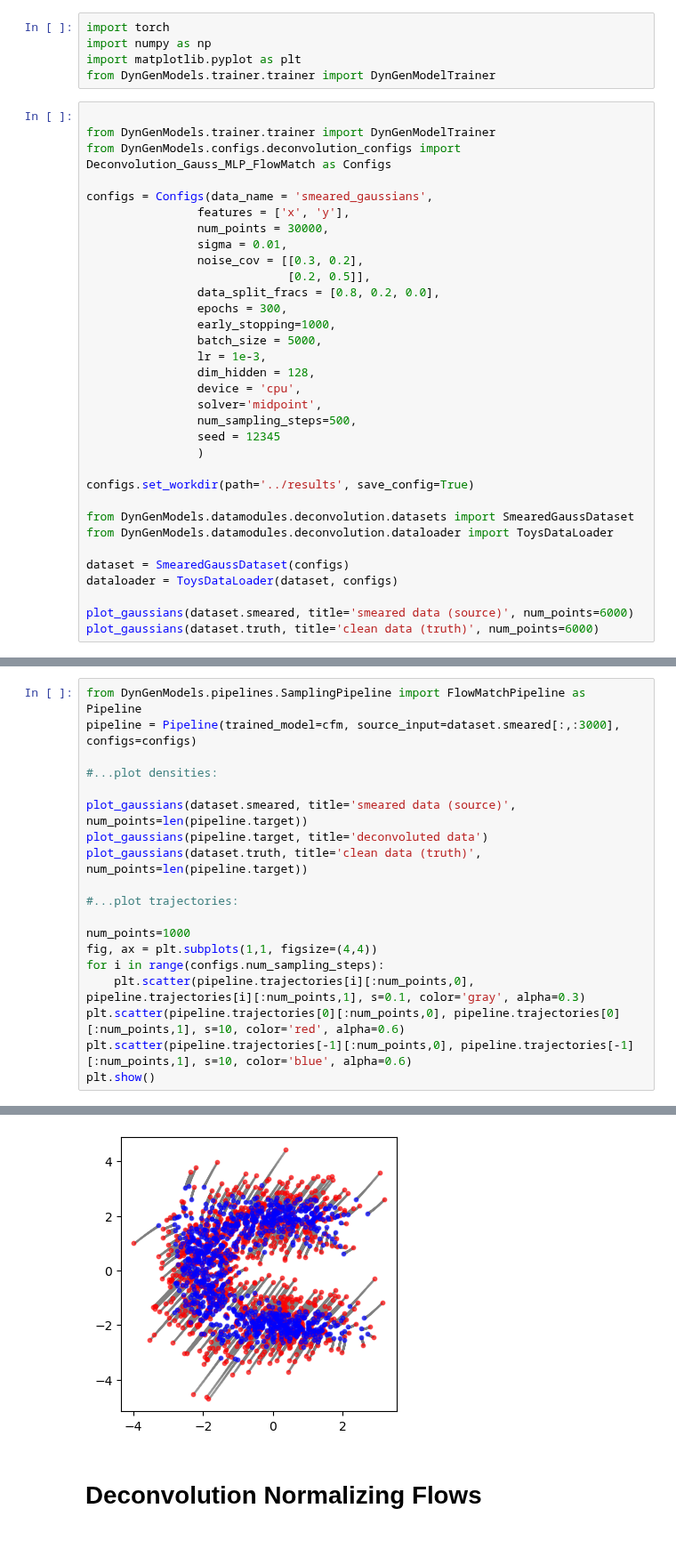
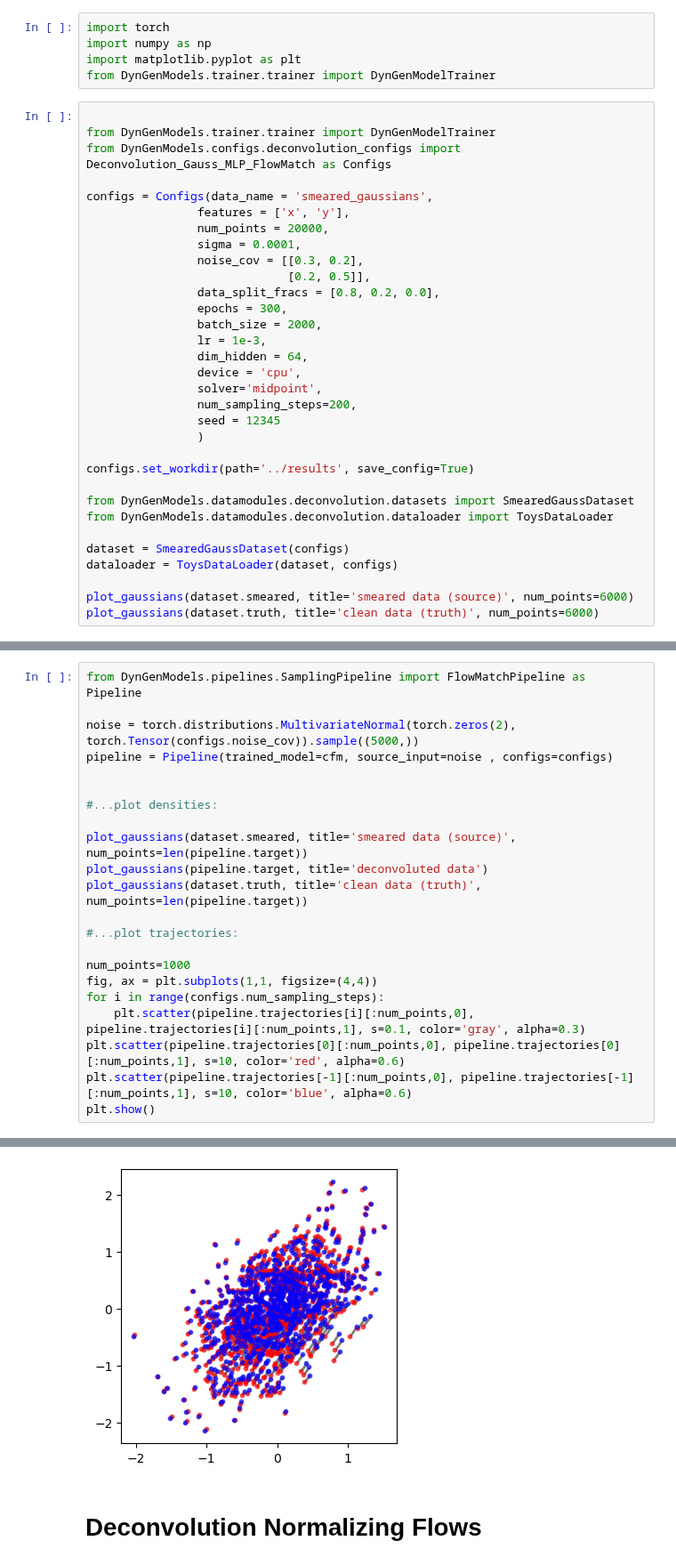
Before and after one commit to dfaroughy/DynGenModels, a Jupyter notebook: experiments/deconvolution.ipynb, the cells around one changed output, grey strips where cells are left out. Shown at 89% size. Drawn from its saved outputs; the diff is of its cells as text.

```diff
--- a/experiments/deconvolution.ipynb
+++ b/experiments/deconvolution.ipynb
@@ -197,19 +197,18 @@ from DynGenModels.configs.deconvolution_configs import Deconvolution_Gauss_MLP_F
 
 configs = Configs(data_name = 'smeared_gaussians',
                 features = ['x', 'y'],
-                num_points = 30000,
-                sigma = 0.01,
+                num_points = 20000,
+                sigma = 0.0001,
                 noise_cov = [[0.3, 0.2],
                              [0.2, 0.5]],
                 data_split_fracs = [0.8, 0.2, 0.0],
                 epochs = 300,
-                early_stopping=1000,
-                batch_size = 5000,
+                batch_size = 2000,
                 lr = 1e-3,
-                dim_hidden = 128,
+                dim_hidden = 64,
                 device = 'cpu',
                 solver='midpoint',
-                num_sampling_steps=500,
+                num_sampling_steps=200,
                 seed = 12345
                 )
 
@@ -258,6 +257,9 @@ INFO: number of training parameters: 33794
 # %%
 from DynGenModels.pipelines.SamplingPipeline import FlowMatchPipeline as Pipeline
-pipeline = Pipeline(trained_model=cfm, source_input=dataset.smeared[:,:3000], configs=configs)
+
+noise = torch.distributions.MultivariateNormal(torch.zeros(2), torch.Tensor(configs.noise_cov)).sample((5000,))
+pipeline = Pipeline(trained_model=cfm, source_input=noise , configs=configs)
+
 
 #...plot densities:
 
@@ -282,4 +284,4 @@ INFO: neural ODE solver with midpoint method and steps=500
-[figure, old version]
+[figure, new version]
 # %% [markdown]
 # Deconvolution Normalizing Flows
 # %%
```
Also changed, not shown: parts of 3 cells of this notebook, 3 other files.
